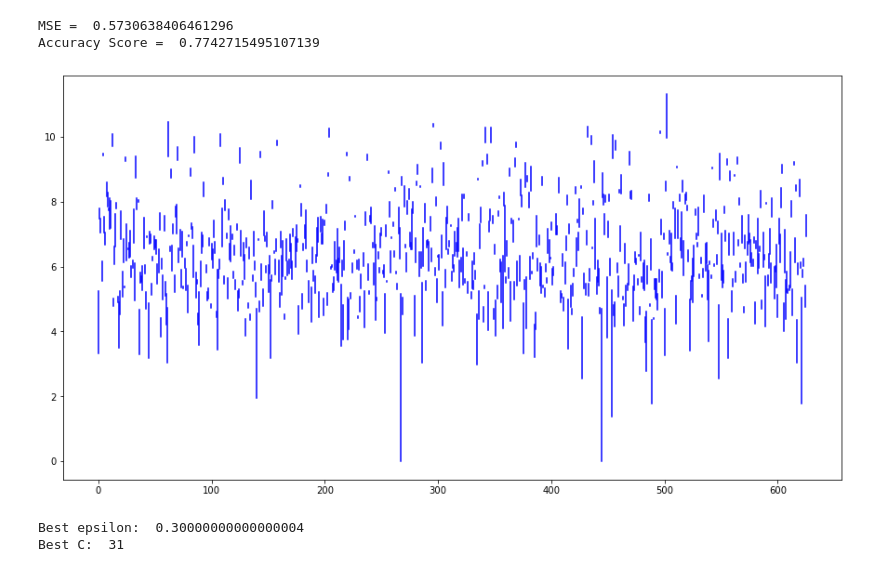
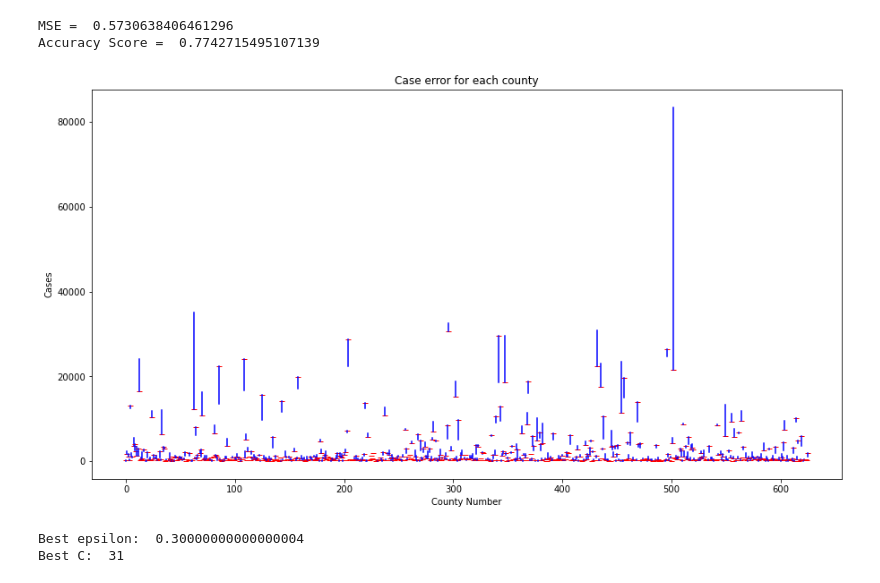
Before and after one commit to CS254-ML-FinalProject/Final-Project, a Jupyter notebook: Final Models.ipynb, the cells around one changed output. Saved outputs shown, nothing was run; the diff lists cells and outputs as text; code cells hidden in the pictures.

```diff
--- a/Final Models.ipynb
+++ b/Final Models.ipynb
@@ -199,7 +174,3 @@ def normalize(column):
         value = (value - min(column)) / (max(column) - min(column))
         normal.append(value)
     return normal
-# %%
-normalize_pop = normalize(df['POPESTIMATE2019'])
-normal_pop_df = pd.DataFrame(normalize_pop)
-normal_pop_df
@@ -374,12 +331,17 @@ Accuracy Score =  0.7742715495107139
 # %%
 fig, ax = plt.subplots(figsize=(15,8))
 y_test_pred = svr.predict(x_test)
 y_df = pd.DataFrame(y_test)
+#plt.ylim((0,3))
 for i in range(len(x_test.index)):
-    plt.plot([i,i], [y_test_pred[i],y_df.iloc[i,0]], 'b')
+    plt.plot(i, np.exp(y_test_pred[i]),'_r')
+    plt.plot([i,i], [np.exp(y_test_pred[i]),np.exp(y_df.iloc[i,0])], 'b')
+plt.title('Case error for each county')
+plt.xlabel('County Number')
+plt.ylabel('Cases')
 plt.show()
 # %% [output]
-[figure, old version]
+[figure, new version]
 # %%
 c_values = np.arange(1, 52 ,5)
 epsilon_values = np.arange(.1, .51 , .1)
```
Also changed, not shown: parts of 11 cells of this notebook.
